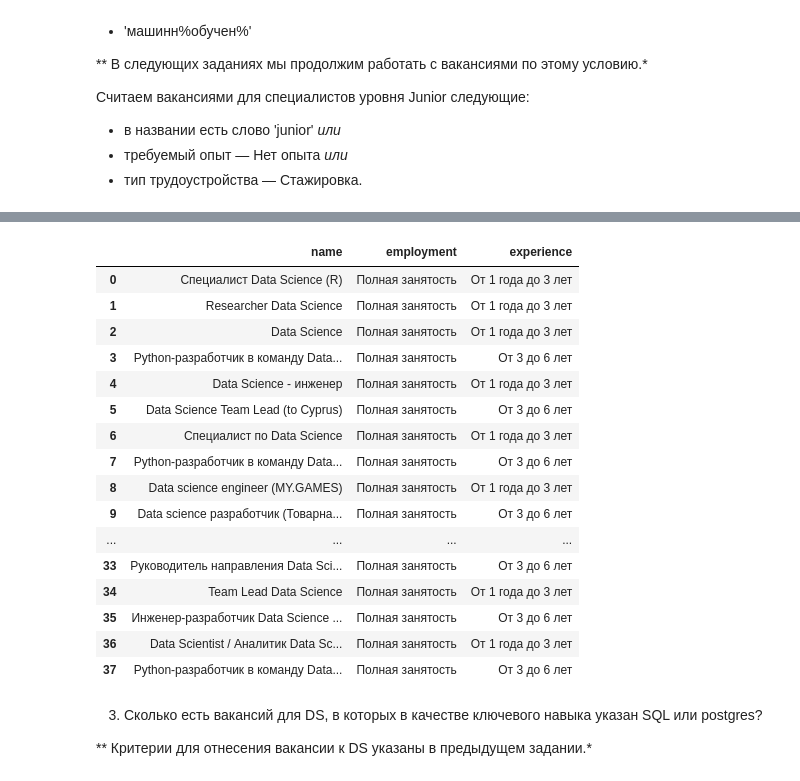
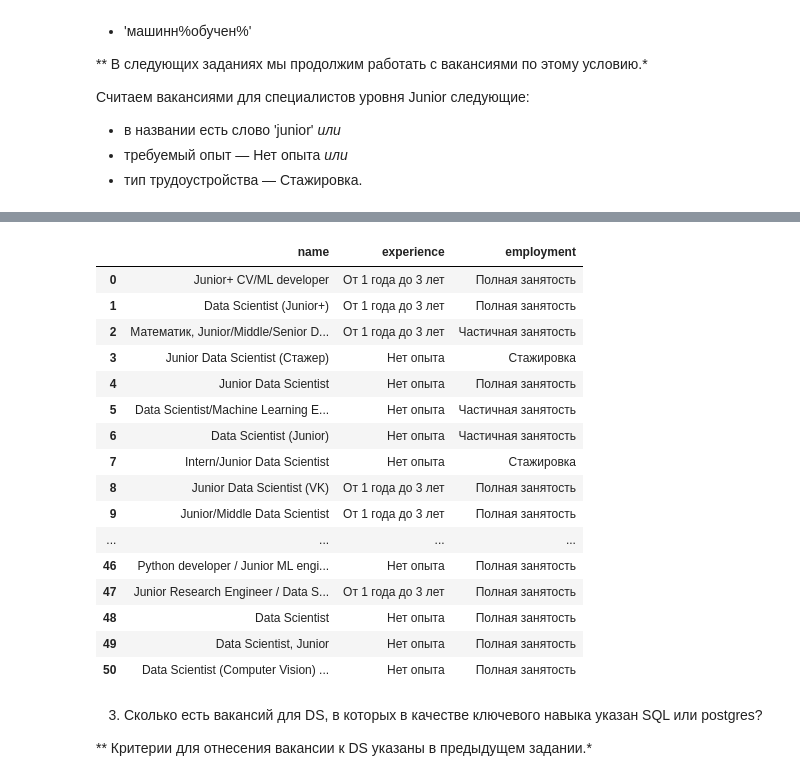
Before and after one commit to YarikKa2/SQL__StudyPrject2, a Jupyter notebook: code/SQL_StudyProject2.ipynb, the cells around one changed output, grey strips where cells are left out. Saved outputs shown, nothing was run; the diff lists cells and outputs as text; code cells hidden in the pictures.

```diff
--- a/code/SQL_StudyProject2.ipynb
+++ b/code/SQL_StudyProject2.ipynb
@@ -617,35 +605,24 @@ Data_Vac
 # %%
-query_6_2 = '''
-select
-    name,
-    employment,
-    experience
-from
-    vacancies
-where lower(name) like '%data science%'
-
-'''
-
-Data_Vac = pd.read_sql_query(query_6_2, connection)
-Data_Vac
+Data_Vac_Jun = pd.read_sql_query(query_6_2, connection)
+Data_Vac_Jun
 # %% [output]
-|  | name | employment | experience |
-| 0 | Специалист Data Science (R) | Полная занятость | От 1 года до 3 лет |
-| 1 | Researcher Data Science | Полная занятость | От 1 года до 3 лет |
-| 2 | Data Science | Полная занятость | От 1 года до 3 лет |
-| 3 | Python-разработчик в команду Data... | Полная занятость | От 3 до 6 лет |
-| 4 | Data Science - инженер | Полная занятость | От 1 года до 3 лет |
-| 5 | Data Science Team Lead (to Cyprus) | Полная занятость | От 3 до 6 лет |
-| 6 | Специалист по Data Science | Полная занятость | От 1 года до 3 лет |
-| 7 | Python-разработчик в команду Data... | Полная занятость | От 3 до 6 лет |
-| 8 | Data science engineer (MY.GAMES) | Полная занятость | От 1 года до 3 лет |
-| 9 | Data science разработчик (Товарна... | Полная занятость | От 3 до 6 лет |
+|  | name | experience | employment |
+| 0 | Junior+ CV/ML developer | От 1 года до 3 лет | Полная занятость |
+| 1 | Data Scientist (Junior+) | От 1 года до 3 лет | Полная занятость |
+| 2 | Математик, Junior/Middle/Senior D... | От 1 года до 3 лет | Частичная занятость |
+| 3 | Junior Data Scientist (Стажер) | Нет опыта | Стажировка |
+| 4 | Junior Data Scientist | Нет опыта | Полная занятость |
+| 5 | Data Scientist/Machine Learning E... | Нет опыта | Частичная занятость |
+| 6 | Data Scientist (Junior) | Нет опыта | Частичная занятость |
+| 7 | Intern/Junior Data Scientist | Нет опыта | Стажировка |
+| 8 | Junior Data Scientist (VK) | От 1 года до 3 лет | Полная занятость |
+| 9 | Junior/Middle Data Scientist | От 1 года до 3 лет | Полная занятость |
 | ... | ... | ... | ... |
-| 33 | Руководитель направления Data Sci... | Полная занятость | От 3 до 6 лет |
-| 34 | Team Lead Data Science | Полная занятость | От 1 года до 3 лет |
-| 35 | Инженер-разработчик Data Science ... | Полная занятость | От 3 до 6 лет |
-| 36 | Data Scientist / Аналитик Data Sc... | Полная занятость | От 1 года до 3 лет |
-| 37 | Python-разработчик в команду Data... | Полная занятость | От 3 до 6 лет |
+| 46 | Python developer / Junior ML engi... | Нет опыта | Полная занятость |
+| 47 | Junior Research Engineer / Data S... | От 1 года до 3 лет | Полная занятость |
+| 48 | Data Scientist | Нет опыта | Полная занятость |
+| 49 | Data Scientist, Junior | Нет опыта | Полная занятость |
+| 50 | Data Scientist (Computer Vision) ... | Нет опыта | Полная занятость |
 # %% [markdown]
 3. Сколько есть вакансий для DS, в которых в качестве ключевого навыка указан SQL или postgres?
 
```
Also changed, not shown: parts of 3 cells of this notebook.
